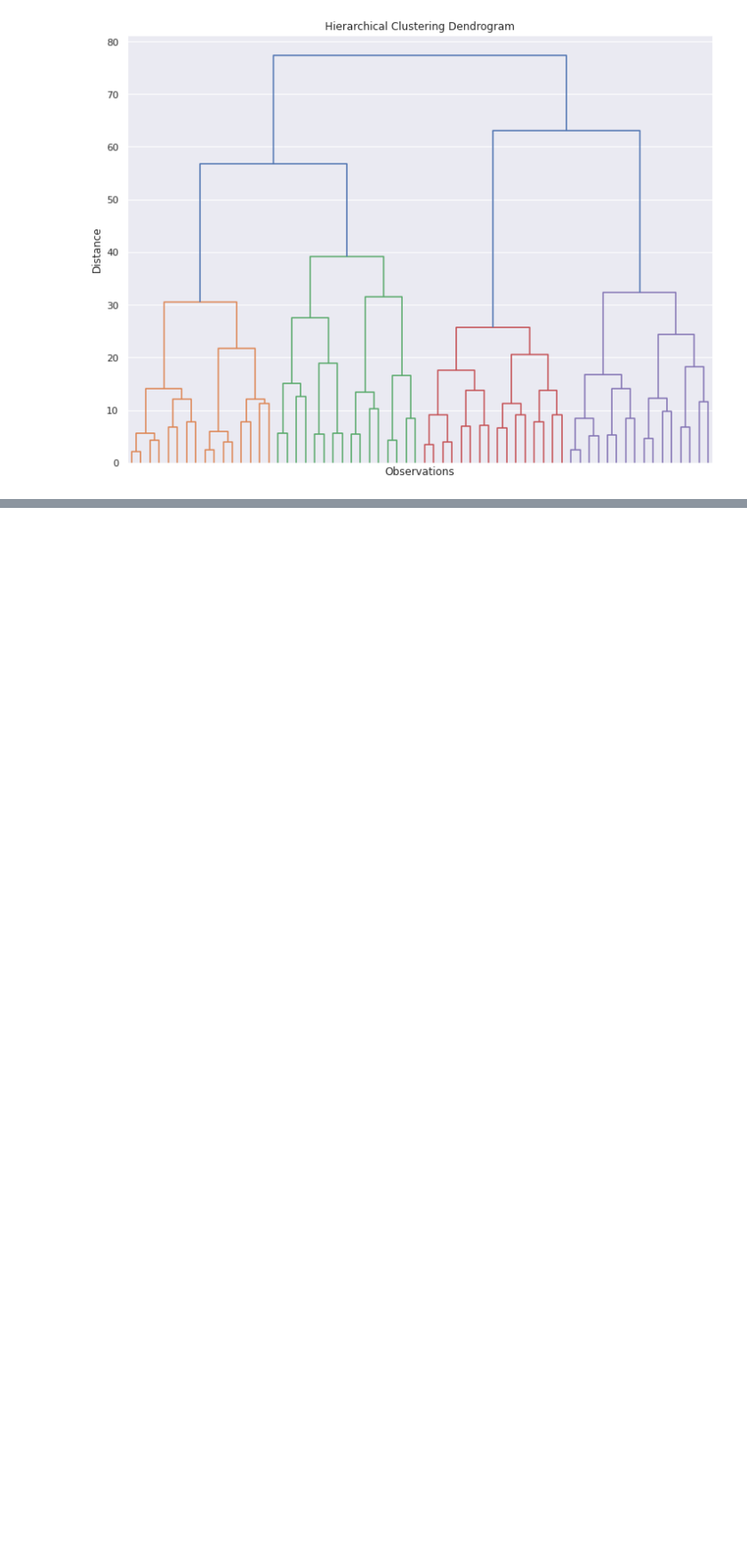
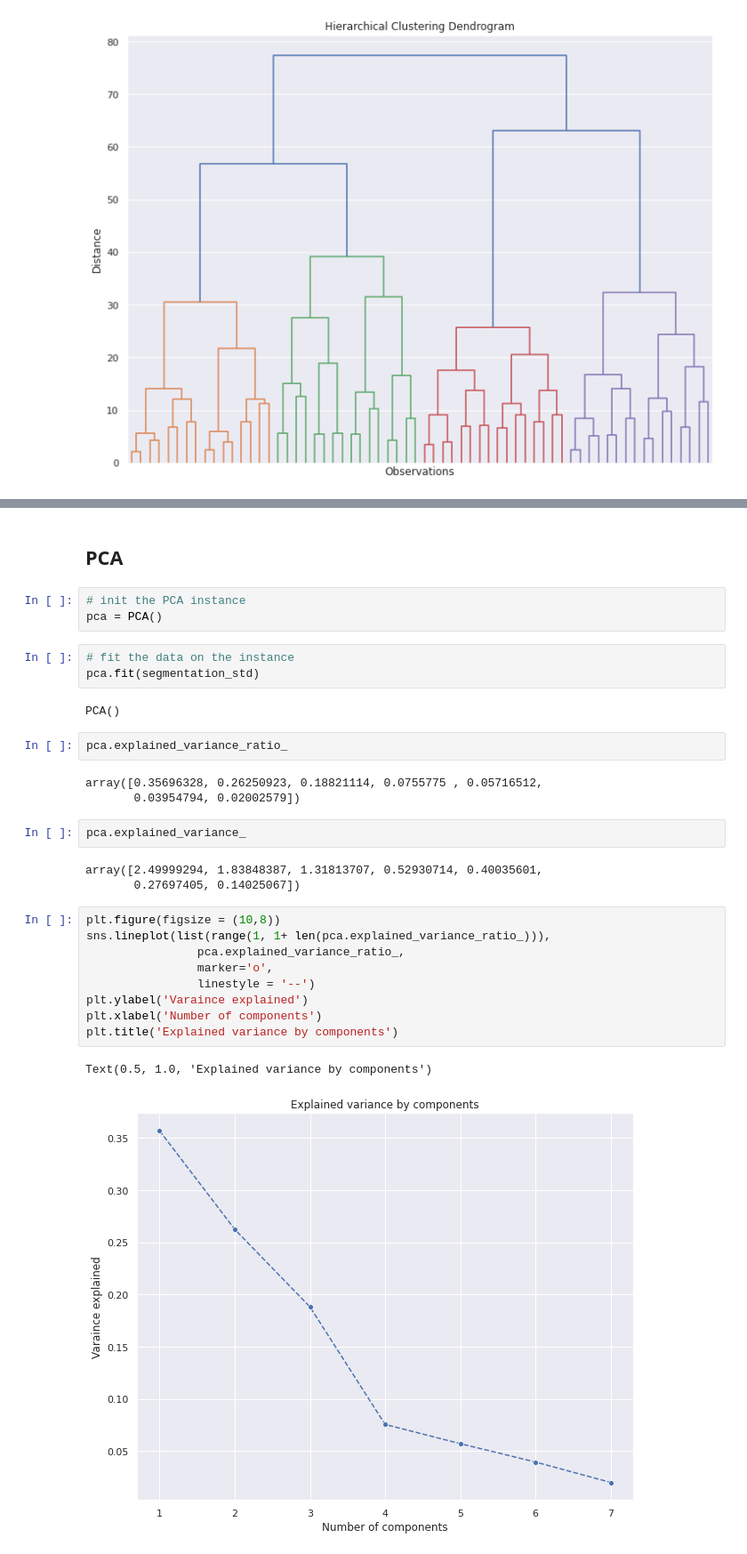
Before and after one commit to AngeloBarisano/customer_analysis_course, a Jupyter notebook: notebooks/segmenting_the_data.ipynb, the cells around one changed output, grey strips where cells are left out. Shown at 89% size. Drawn from its saved outputs; the diff is of its cells as text; blank space fills up the shorter version.

```diff
--- a/notebooks/segmenting_the_data.ipynb
+++ b/notebooks/segmenting_the_data.ipynb
@@ -156,0 +274,32 @@ plt.show()
+# %% [markdown]
+## PCA
+# %%
+# init the PCA instance
+pca = PCA()
+# %%
+# fit the data on the instance
+pca.fit(segmentation_std)
+# %% [output]
+PCA()
+# %%
+pca.explained_variance_ratio_
+# %% [output]
+array([0.35696328, 0.26250923, 0.18821114, 0.0755775 , 0.05716512,
+       0.03954794, 0.02002579])
+# %%
+pca.explained_variance_
+# %% [output]
+array([2.49999294, 1.83848387, 1.31813707, 0.52930714, 0.40035601,
+       0.27697405, 0.14025067])
+# %%
+plt.figure(figsize = (10,8))
+sns.lineplot(list(range(1, 1+ len(pca.explained_variance_ratio_))),
+                pca.explained_variance_ratio_,
+                marker='o',
+                linestyle = '--')
+plt.ylabel('Varaince explained')
+plt.xlabel('Number of components')
+plt.title('Explained variance by components')
+# %% [output]
+Text(0.5, 1.0, 'Explained variance by components')
+[figure, added]
```
Also changed, not shown: parts of 26 cells of this notebook.
